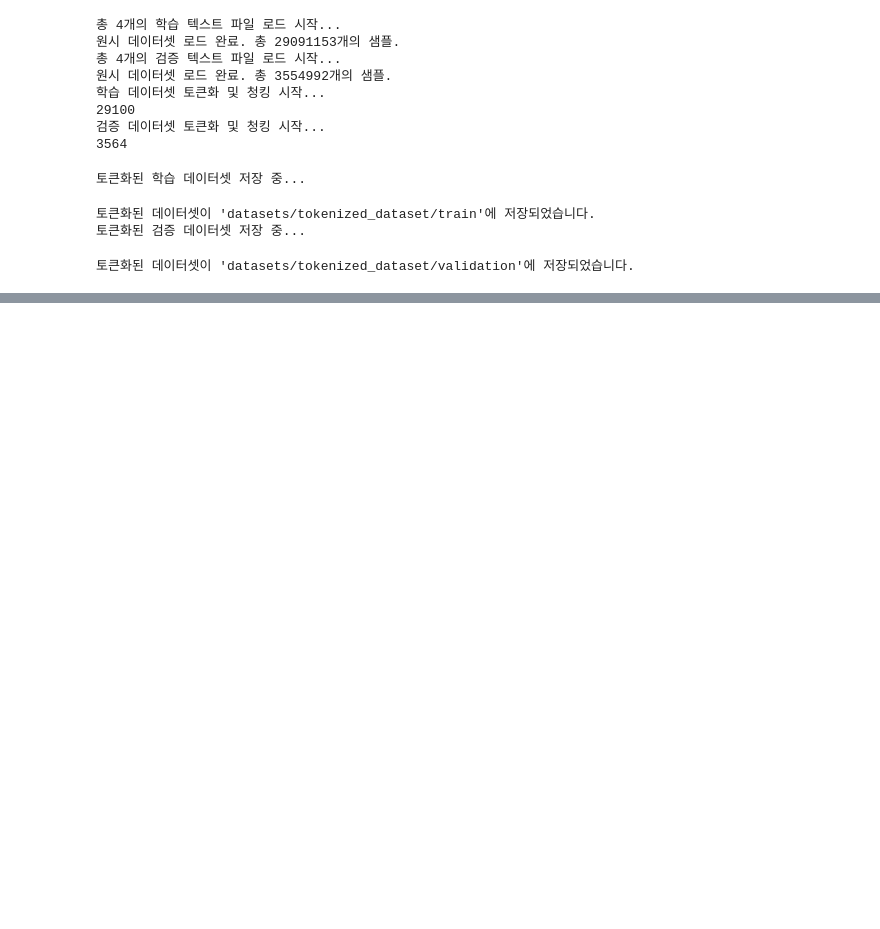
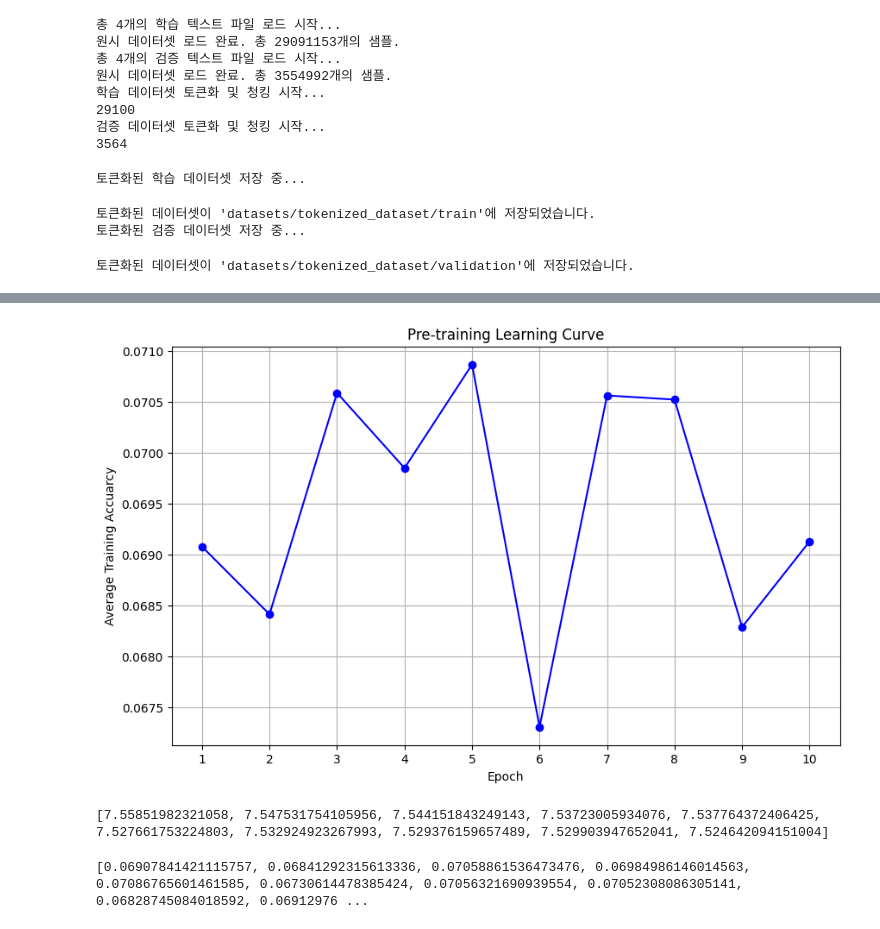
Before and after one commit to Dev-LeeJ05/Sentiment-Analysis, a Jupyter notebook: Pretrain.ipynb, the cells around one changed output, grey strips where cells are left out. Drawn from its saved outputs; the diff is of its cells as text; code cells hidden in the pictures; blank space fills up the shorter version.

```diff
--- a/Pretrain.ipynb
+++ b/Pretrain.ipynb
@@ -41,7 +41,7 @@ def group_texts(examples, tokenizer, MAX_SEQUENCE_LENGTH):
 tokenizer = Tokenizer(vocab_file_path="saves/vocab.txt",do_lower_case=False,strip_accents=False,clean_text=True)
 VOCAB_SIZE = tokenizer.get_vocab_size()
 MAX_SEQUENCE_LENGTH = 64
-BATCH_SIZE = 32
+BATCH_SIZE = 80
 
 num_cpu_cores = os.cpu_count()
 num_processes_to_use = num_cpu_cores if num_cpu_cores is not None else 1
@@ -114,12 +114,15 @@ val_dataset = TokenizedDataset(val_tokenized_dataset)
 
 data_collator = CustomDataCollatorForMLM(tokenizer=tokenizer, mlm_probability=0.15)
 
+cpu_cnt = os.cpu_count()
+
 train_dataloader = DataLoader(
     train_dataset,
     batch_size=BATCH_SIZE,
     shuffle=True,
     collate_fn=data_collator,
-    num_workers=0
+    num_workers=cpu_cnt,
+    pin_memory=True
 )
 
 val_dataloader = DataLoader(
@@ -127,7 +130,8 @@ val_dataloader = DataLoader(
     batch_size=BATCH_SIZE,
     shuffle=False,
     collate_fn=data_collator,
-    num_workers=0
+    num_workers=cpu_cnt,
+    pin_memory=True
 )
 
 print(f"PyTorch DataLoader 생성 완료. 배치 크기: {BATCH_SIZE}")
@@ -182,8 +186,8 @@ Custom Bert 모델 초기화 완료. 총 학습 가능 파라미터 수 : 109359
 모델이 담긴 장치 : cuda
 # %%
-EPOCHS = 30
-LEARNING_RATE = 5e-5
-WEIGHT_DECAY = 0.1
+EPOCHS = 10
+LEARNING_RATE = 5e-6
+WEIGHT_DECAY = 0.001
 optimizer = AdamW(model.parameters(), lr=LEARNING_RATE, weight_decay=WEIGHT_DECAY)
 total_steps = len(train_dataloader) * EPOCHS
 WARMUP_STEPS = int(total_steps * 0.1)
@@ -214,7 +218,7 @@ else:
 
 train_losses = []
 train_accuarcy = []
-scaler = torch.amp.GradScaler('cuda', init_scale=65536.0)
+scaler = torch.amp.GradScaler()
 
 print(f"\n<--- 학습 시작 ---> ({EPOCHS} 에폭)")
 
@@ -267,7 +271,7 @@ for e in range(EPOCHS):
         for step, batch in enumerate(val_progressbar):
             batch = {k: v.to(device) for k, v in batch.items()}
 
-            with torch.cuda.amp.autocast('cuda'):
+            with torch.cuda.amp.autocast():
                 outputs = model(
                     input_ids=batch["input_ids"],
                     attention_mask=batch["attention_mask"],
@@ -328,13 +351,19 @@ plt.show()
 # %%
 plt.figure(figsize=(10, 6))
-plt.plot(range(1, EPOCHS + 1), train_accuarcy*100, marker='o', linestyle='-', color='b')
+plt.plot(range(1, EPOCHS + 1), train_accuarcy, marker='o', linestyle='-', color='b')
 plt.title('Pre-training Learning Curve')
 plt.xlabel('Epoch')
 plt.ylabel('Average Training Accuarcy')
 plt.grid(True)
 plt.xticks(range(1, EPOCHS + 1))
 plt.show()
+# %% [output]
+[figure, added]
 # %%
 print(train_losses)
+# %% [output]
+[7.55851982321058, 7.547531754105956, 7.544151843249143, 7.53723005934076, 7.537764372406425, 7.527661753224803, 7.532924923267993, 7.529376159657489, 7.529903947652041, 7.524642094151004]
 # %%
 print(train_accuarcy)
+# %% [output]
+[0.06907841421115757, 0.06841292315613336, 0.07058861536473476, 0.06984986146014563, 0.07086765601461585, 0.06730614478385424, 0.07056321690939554, 0.07052308086305141, 0.06828745084018592, 0.06912976 ...
```
Also changed, not shown: parts of 6 cells of this notebook, 3 other files.
